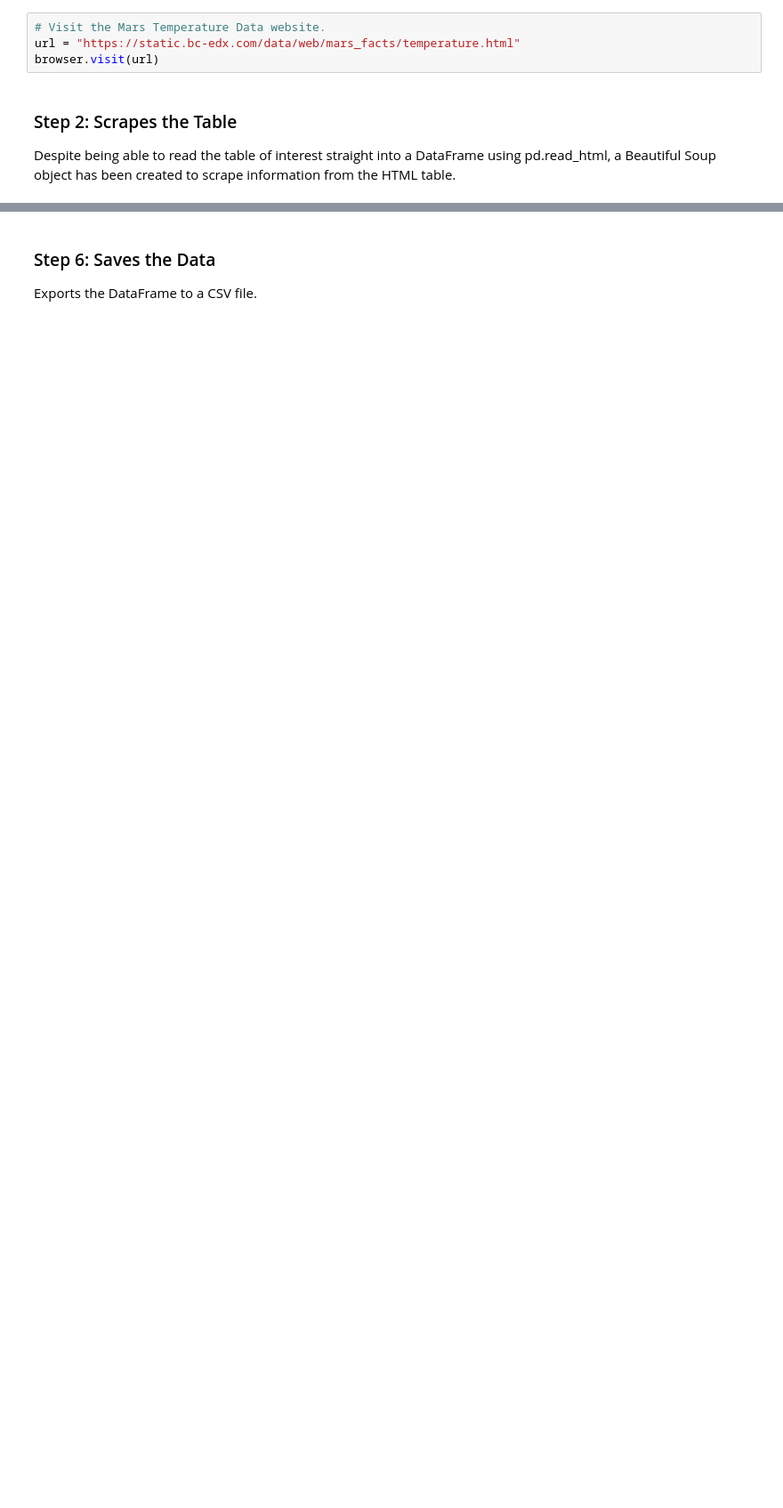
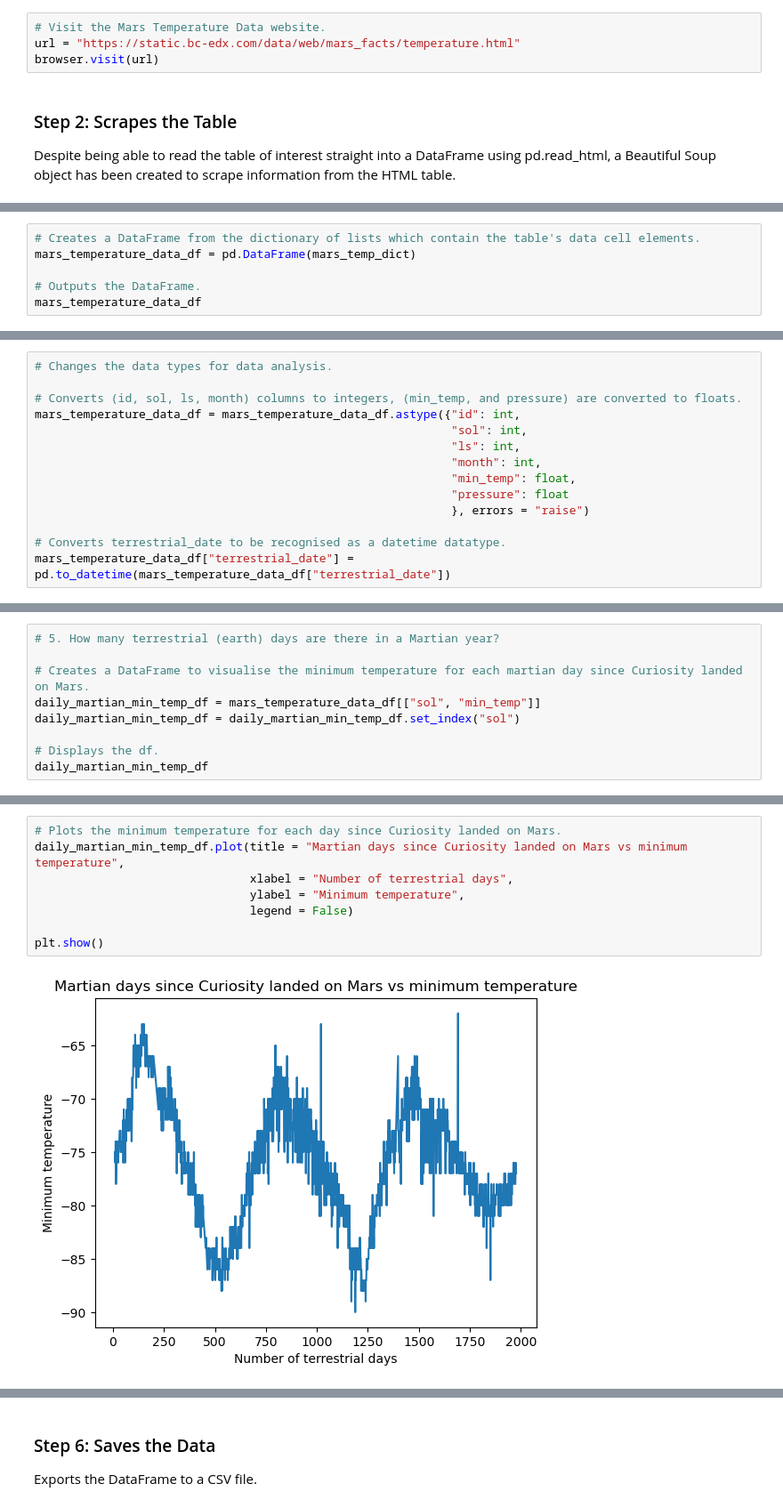
Before and after one commit to lishanisrikaran/data-collection-challenge, a Jupyter notebook: part_2_mars_weather/part_2_mars_weather.ipynb, the cells around one changed output, grey strips where cells are left out. Shown at 89% size. Drawn from its saved outputs; the diff is of its cells as text; blank space fills up the shorter version.

```diff
--- a/part_2_mars_weather/part_2_mars_weather.ipynb
+++ b/part_2_mars_weather/part_2_mars_weather.ipynb
@@ -305,0 +169,6 @@ The distance from peak to peak is roughly 1425-750, or 675 days. A year on Mars
+# %%
+# Creates a DataFrame from the dictionary of lists which contain the table's data cell elements.
+mars_temperature_data_df = pd.DataFrame(mars_temp_dict)
+
+# Outputs the DataFrame.
+mars_temperature_data_df
@@ -305,0 +207,14 @@ The distance from peak to peak is roughly 1425-750, or 675 days. A year on Mars
+# %%
+# Changes the data types for data analysis.
+
+# Converts (id, sol, ls, month) columns to integers, (min_temp, and pressure) are converted to floats.
+mars_temperature_data_df = mars_temperature_data_df.astype({"id": int,
+                                                            "sol": int,
+                                                            "ls": int,
+                                                            "month": int,
+                                                            "min_temp": float,
+                                                            "pressure": float
+                                                            }, errors = "raise")
+
+# Converts terrestrial_date to be recognised as a datetime datatype.
+mars_temperature_data_df["terrestrial_date"] = pd.to_datetime(mars_temperature_data_df["terrestrial_date"])
@@ -305,0 +358,9 @@ The distance from peak to peak is roughly 1425-750, or 675 days. A year on Mars
+# %%
+# 5. How many terrestrial (earth) days are there in a Martian year?
+
+# Creates a DataFrame to visualise the minimum temperature for each martian day since Curiosity landed on Mars.
+daily_martian_min_temp_df = mars_temperature_data_df[["sol", "min_temp"]]
+daily_martian_min_temp_df = daily_martian_min_temp_df.set_index("sol")
+
+# Displays the df.
+daily_martian_min_temp_df
@@ -305,0 +382,10 @@ The distance from peak to peak is roughly 1425-750, or 675 days. A year on Mars
+# %%
+# Plots the minimum temperature for each day since Curiosity landed on Mars.
+daily_martian_min_temp_df.plot(title = "Martian days since Curiosity landed on Mars vs minimum temperature",
+                               xlabel = "Number of terrestrial days",
+                               ylabel = "Minimum temperature",
+                               legend = False)
+
+plt.show()
+# %% [output]
+[figure, added]
```
Also changed, not shown: parts of 45 cells of this notebook.
